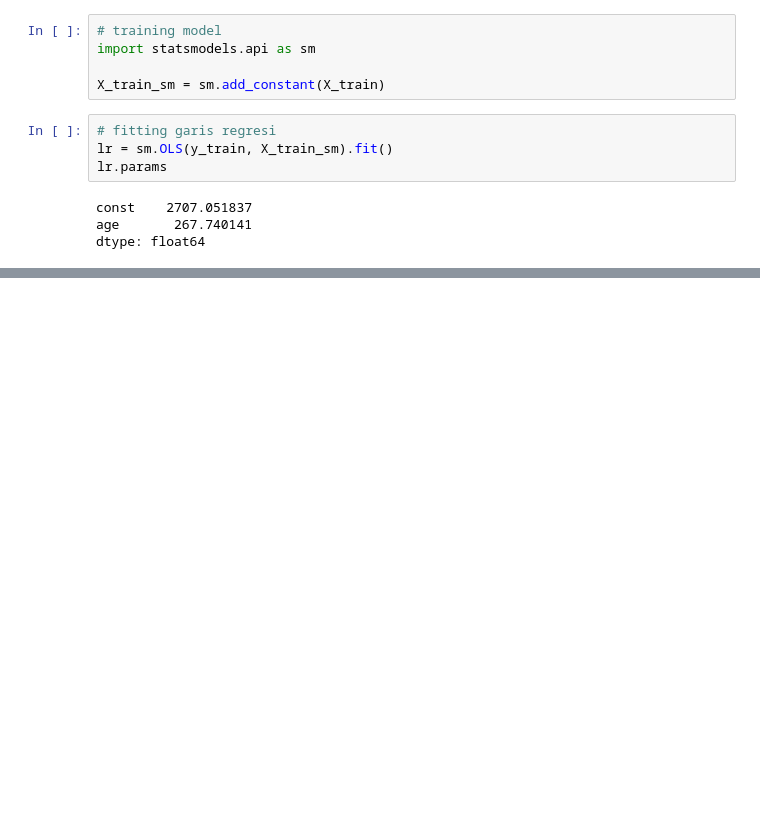
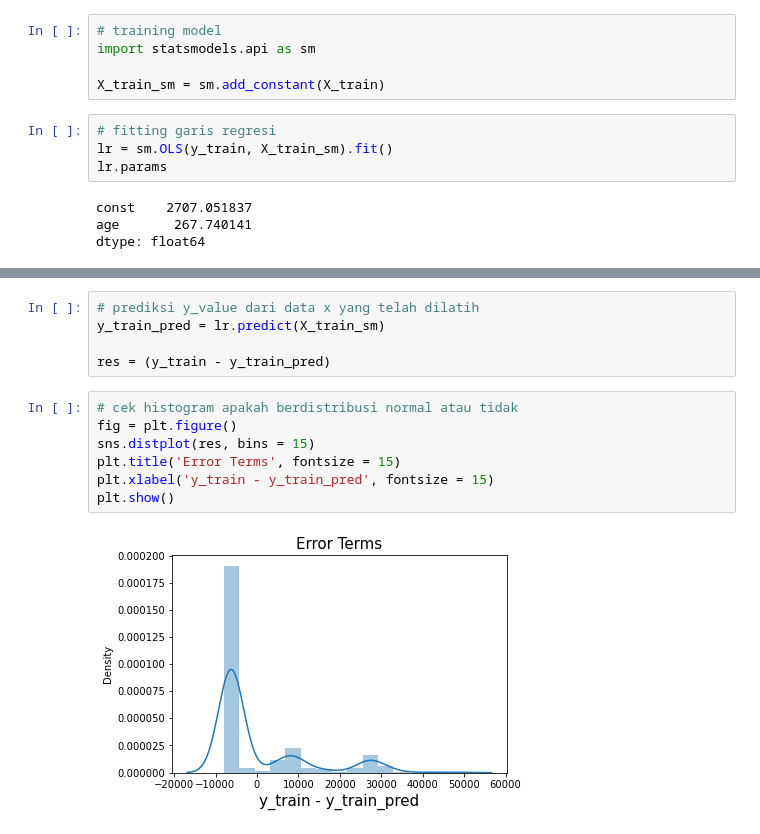
Before and after one commit to RadityaCatur/Machine_Learning_Kuis_01, a Jupyter notebook: soal_kuis1.ipynb, the cells around one changed output, grey strips where cells are left out. Drawn from its saved outputs; the diff is of its cells as text; blank space fills up the shorter version.

```diff
--- a/soal_kuis1.ipynb
+++ b/soal_kuis1.ipynb
@@ -190,0 +196,14 @@ plt.show()
+# %%
+# prediksi y_value dari data x yang telah dilatih
+y_train_pred = lr.predict(X_train_sm)
+
+res = (y_train - y_train_pred)
+# %%
+# cek histogram apakah berdistribusi normal atau tidak
+fig = plt.figure()
+sns.distplot(res, bins = 15)
+plt.title('Error Terms', fontsize = 15)
+plt.xlabel('y_train - y_train_pred', fontsize = 15)
+plt.show()
+# %% [output]
+[figure, added]
```
Also changed, not shown: parts of 8 cells of this notebook.
